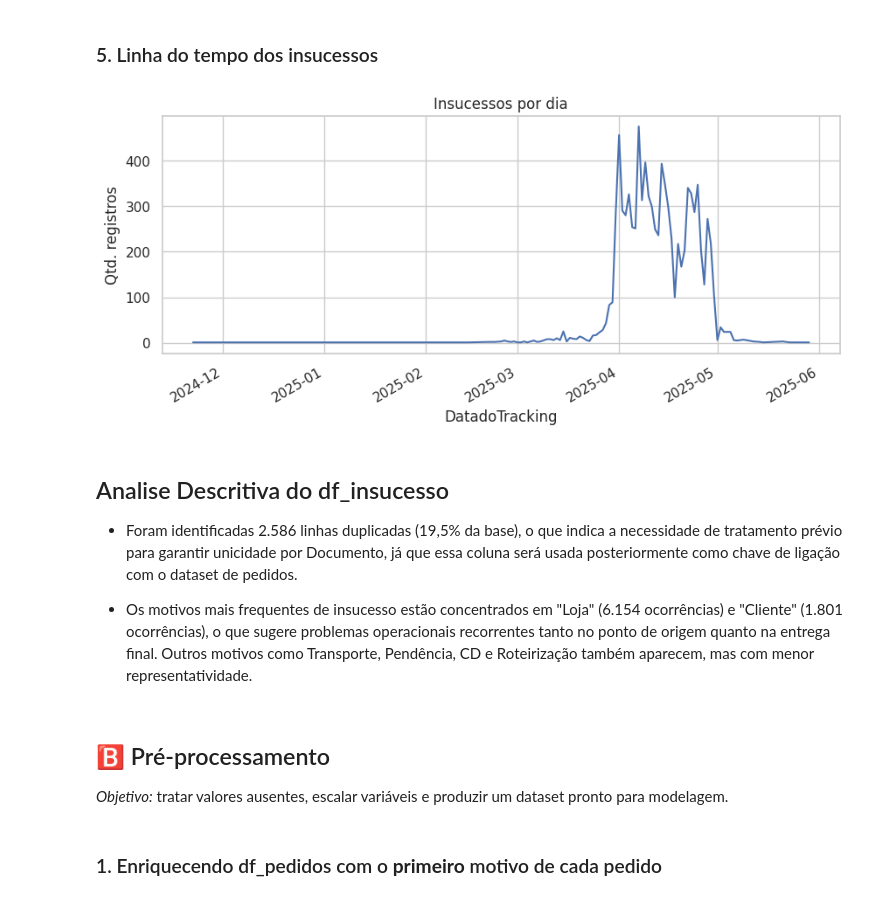
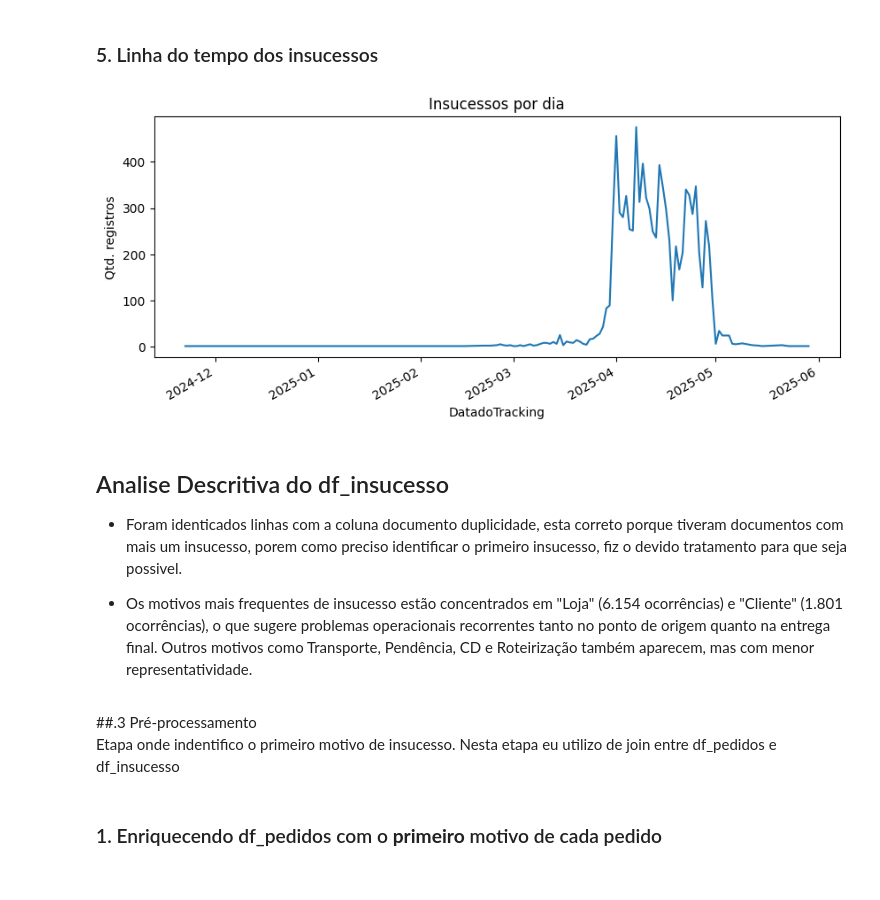
Before and after one commit to Rafael-Franca90/MVP, a Jupyter notebook: MVP_Pedidos_V2.ipynb, the cells around one changed output. Cells and saved outputs as stored; diff of their text form; code cells hidden in the pictures.

```diff
--- a/MVP_Pedidos_V2.ipynb
+++ b/MVP_Pedidos_V2.ipynb
@@ -71,17 +72,17 @@ A partir dessas informações, buscamos identificar padrões, anomalias e fatore
 # %%
-# Manipulação, análise e visualização
+
+#Manipulação
+import numpy as np
 import pandas as pd
-import numpy as np
 import seaborn as sns
 import matplotlib.pyplot as plt
 
-# Pré-processamento e modelagem
+#Utilizado para preparar o dataframe para posterior projeto de ML.
 from sklearn.preprocessing import StandardScaler
+from sklearn.decomposition import PCA
 from sklearn.model_selection import train_test_split
+from imblearn.over_sampling import SMOTE
+from collections import Counter
 
-# Configurações gerais
-pd.set_option('display.float_format', '{:.2f}'.format)
-sns.set_theme(style="whitegrid")
-
-# Exibição em Markdown no notebook
+# Utilitario
 from IPython.display import Markdown, display
@@ -519,35 +547,30 @@ plt.show()
 # %% [markdown]
 ### 5. Linha do tempo dos insucessos
 # %%
-# garante datetime (caso ainda não tenha sido feito)
-df_insucesso['DatadoTracking'] = pd.to_datetime(
-    df_insucesso['DatadoTracking'], errors='coerce', dayfirst=True
-)
-
-# série diária, filtrando zeros/nulos
+# Série diária, filtrando zeros/nulos
 serie_diaria = (
     df_insucesso
         .set_index('DatadoTracking')['Documento']
         .resample('D').count()
-        .loc[lambda s: s > 0]          # elimina dias com 0 ocorrências
+        .loc[lambda s: s > 0]
 )
 
-# gráfico de linha (mesmo tipo original)
+# Gráfico de linha
 serie_diaria.plot(figsize=(10,4))
 plt.ylabel('Qtd. registros')
 plt.title('Insucessos por dia')
 plt.show()
 # %% [output]
-[figure, old version]
+[figure, new version]
 # %% [markdown]
 ##  Analise Descritiva do df_insucesso
 
-*  Foram identificadas 2.586 linhas duplicadas (19,5% da base), o que indica a necessidade de tratamento prévio para garantir unicidade por Documento, já que essa coluna será usada posteriormente como chave de ligação com o dataset de pedidos.
+*  Foram identicados linhas com a coluna documento duplicidade, esta correto porque tiveram documentos com mais um insucesso, porem como preciso identificar o primeiro insucesso, fiz o devido tratamento para que seja possivel.
 
 *  Os motivos mais frequentes de insucesso estão concentrados em "Loja" (6.154 ocorrências) e "Cliente" (1.801 ocorrências), o que sugere problemas operacionais recorrentes tanto no ponto de origem quanto na entrega final. Outros motivos como Transporte, Pendência, CD e Roteirização também aparecem, mas com menor representatividade.
-# %% [markdown]
-## 🅱️ Pré-processamento
-*Objetivo:* tratar valores ausentes, escalar variáveis e produzir um dataset pronto para modelagem.
+# %% [markdown]
+##.3 Pré-processamento
+Etapa onde indentifico o primeiro motivo de insucesso. Nesta etapa eu utilizo de join entre df_pedidos e df_insucesso
 # %% [markdown]
 ### 1. Enriquecendo df_pedidos com o **primeiro** motivo de cada pedido
 # %%
```
Also changed, not shown: parts of 88 cells of this notebook.
